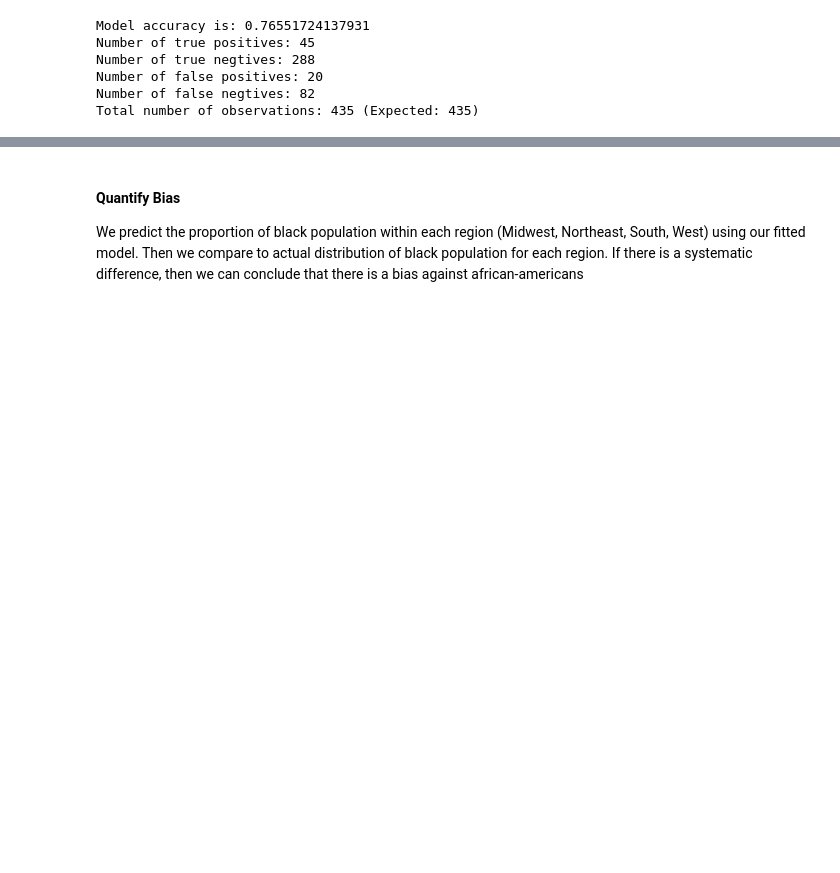
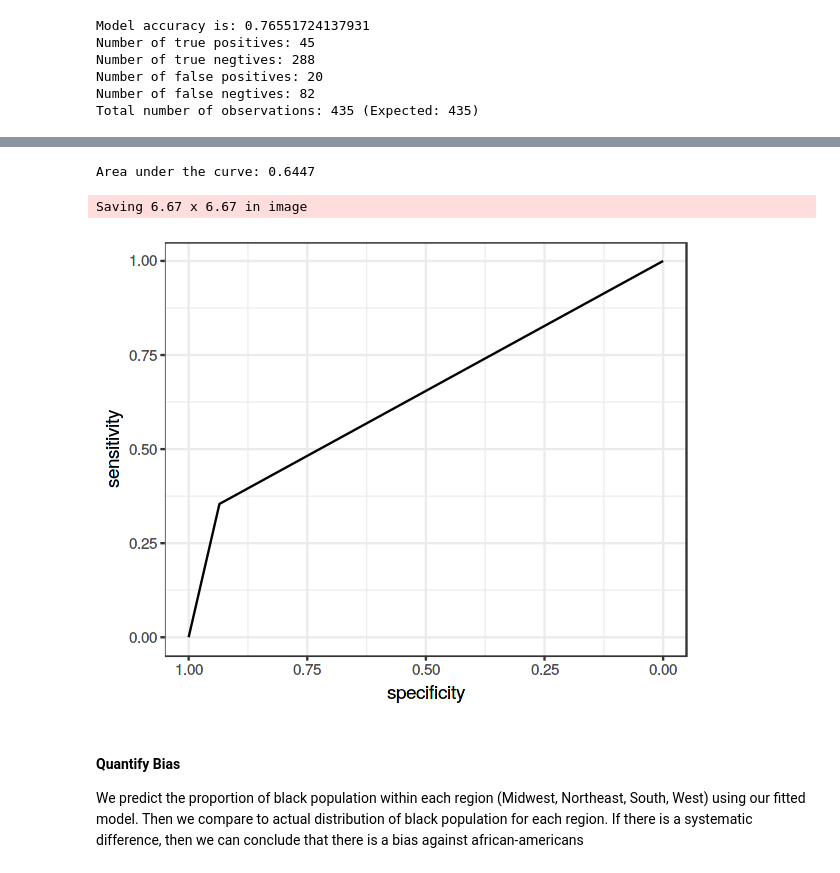
Before and after one commit to dhananjaybhaskar/DATA-2020, a Jupyter notebook: Racial Bias in Police Killings (DB).ipynb, the cells around one changed output, grey strips where cells are left out. Saved outputs shown, nothing was run; the diff lists cells and outputs as text; code cells hidden in the pictures; blank space fills up the shorter version.

```diff
--- a/Racial Bias in Police Killings (DB).ipynb
+++ b/Racial Bias in Police Killings (DB).ipynb
@@ -211,3 +230,16 @@ Total number of observations: 435 (Expected: 435)
+# %%
+options(repr.plot.width = 5, repr.plot.height = 4)
+
+roc = roc(as.numeric(combined$is_black), as.numeric(predicted_AA))
+auc(roc)
+ggroc(data=roc) + theme_bw()
+
+ggsave("ROC_curve.jpg", plot = last_plot(), device = "jpg",
+       scale = 1, units = c("in"), dpi = 300, limitsize = TRUE)
+# %% [output]
+Area under the curve: 0.6447
+Saving 6.67 x 6.67 in image
+[figure, added]
 # %% [markdown]
 #### Quantify Bias
 We predict the proportion of black population within each region (Midwest, Northeast, South, West) using our fitted model. Then we compare to actual distribution of black population for each region. If there is a systematic difference, then we can conclude that there is a bias against african-americans
```
Also changed, not shown: parts of 8 cells of this notebook.
